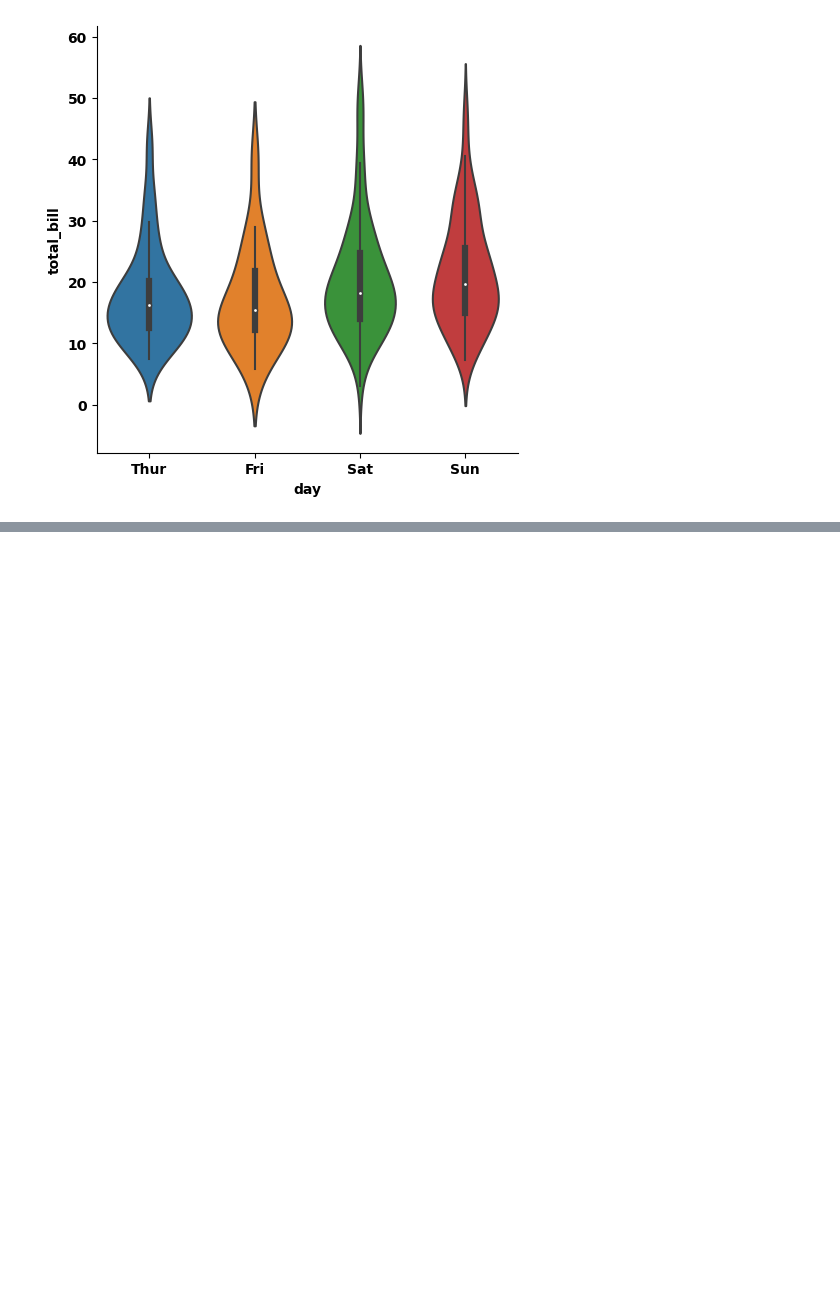
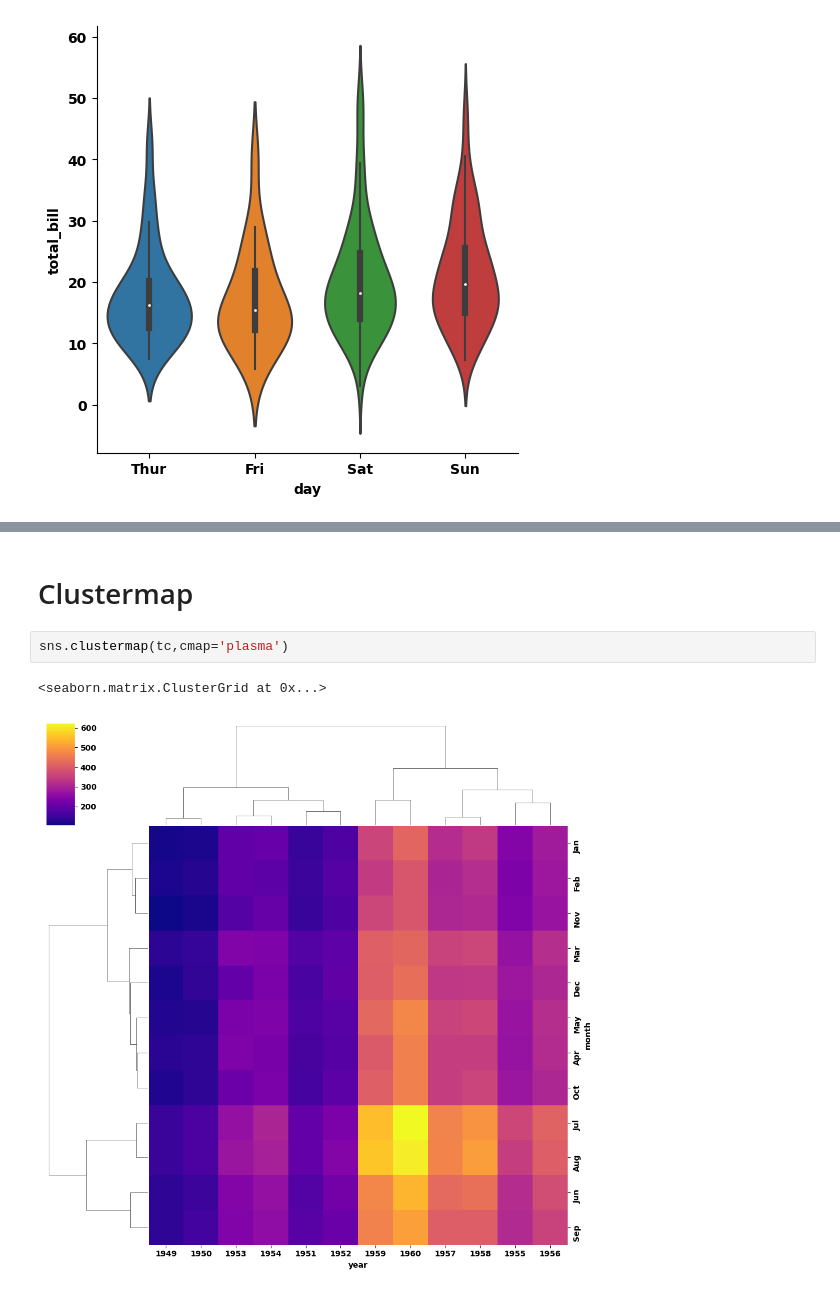
Before and after one commit to RishatTalukder/learning_machine_learning, a Jupyter notebook: seaborn_basic_to_advance.ipynb, the cells around one changed output, grey strips where cells are left out. Cells and saved outputs as stored; diff of their text form; blank space fills up the shorter version.

```diff
--- a/seaborn_basic_to_advance.ipynb
+++ b/seaborn_basic_to_advance.ipynb
@@ -296,0 +390,7 @@ sns.catplot(x='day', y='total_bill', data=tips, kind='violin')
+# %% [markdown]
+# Clustermap
+# %%
+sns.clustermap(tc,cmap='plasma')
+# %% [output]
+<seaborn.matrix.ClusterGrid at 0x...>
+[figure, added]
```
Also changed, not shown: parts of 55 cells of this notebook, 1 other file.
